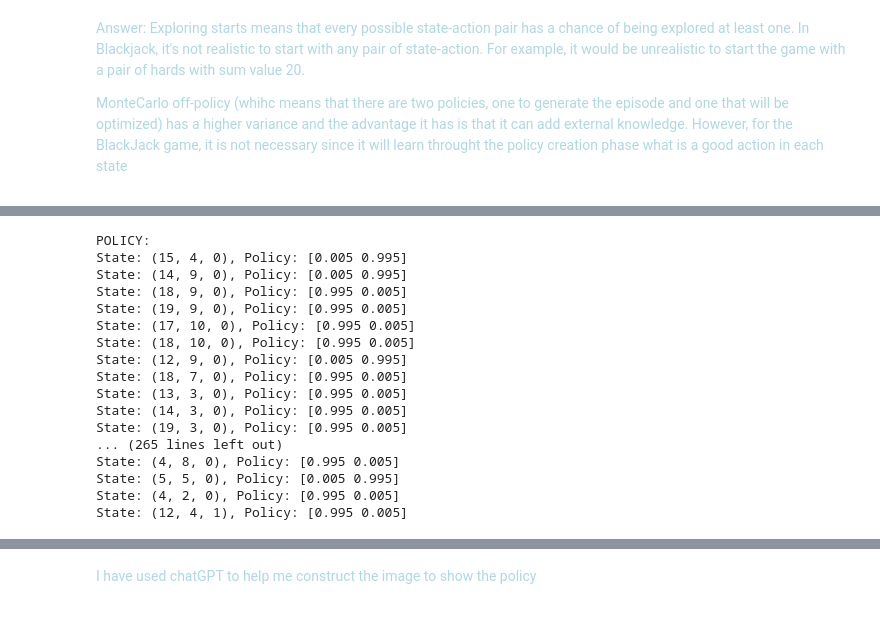
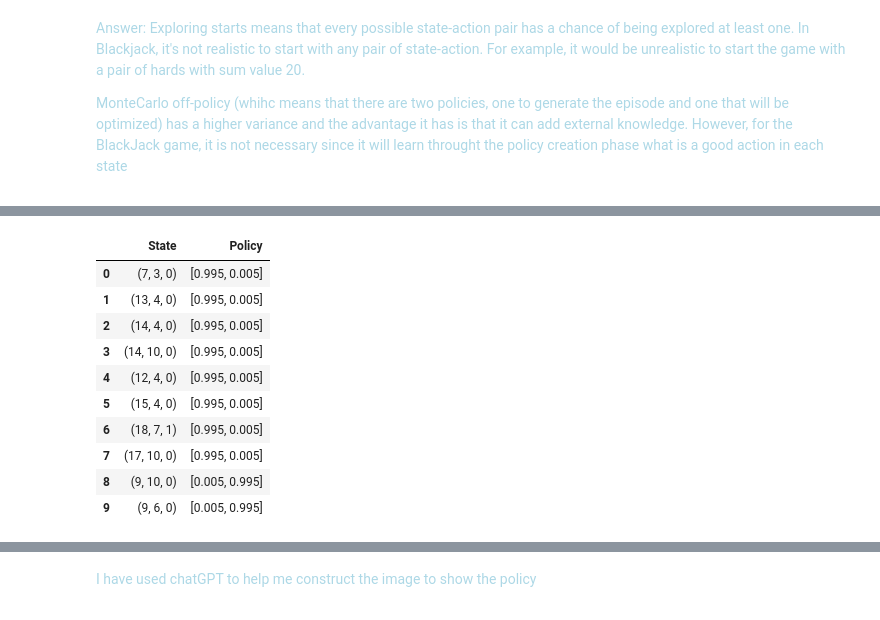
Before and after one commit to Martinacarretta/Paradigms_ML, a Jupyter notebook: practical LAB 1/PRA1_BlackJack.ipynb, the cells around one changed output, grey strips where cells are left out. Drawn from its saved outputs; the diff is of its cells as text; code cells hidden in the pictures.

```diff
--- a/practical LAB 1/PRA1_BlackJack.ipynb
+++ b/practical LAB 1/PRA1_BlackJack.ipynb
@@ -260,26 +260,27 @@ Episode 100000/100000
 # %%
-print("POLICY:")
+import pandas as pd
+
+data = []
 for state in Q.keys():
     action_probabilities = policy(state)
-    print(f"State: {state}, Policy: {action_probabilities}")
+    data.append({'State': state, 'Policy': action_probabilities})
+
+df = pd.DataFrame(data) # I put it in a dataframe to make it easier to display
+
+# Display only the first 10 rows
+df.head(10)
 # %% [output]
-POLICY:
-State: (15, 4, 0), Policy: [0.005 0.995]
-State: (14, 9, 0), Policy: [0.005 0.995]
-State: (18, 9, 0), Policy: [0.995 0.005]
-State: (19, 9, 0), Policy: [0.995 0.005]
-State: (17, 10, 0), Policy: [0.995 0.005]
-State: (18, 10, 0), Policy: [0.995 0.005]
-State: (12, 9, 0), Policy: [0.005 0.995]
-State: (18, 7, 0), Policy: [0.995 0.005]
-State: (13, 3, 0), Policy: [0.995 0.005]
-State: (14, 3, 0), Policy: [0.995 0.005]
-State: (19, 3, 0), Policy: [0.995 0.005]
-... (265 lines left out)
-State: (4, 8, 0), Policy: [0.995 0.005]
-State: (5, 5, 0), Policy: [0.005 0.995]
-State: (4, 2, 0), Policy: [0.995 0.005]
-State: (12, 4, 1), Policy: [0.995 0.005]
+|  | State | Policy |
+| 0 | (7, 3, 0) | [0.995, 0.005] |
+| 1 | (13, 4, 0) | [0.995, 0.005] |
+| 2 | (14, 4, 0) | [0.995, 0.005] |
+| 3 | (14, 10, 0) | [0.995, 0.005] |
+| 4 | (12, 4, 0) | [0.995, 0.005] |
+| 5 | (15, 4, 0) | [0.995, 0.005] |
+| 6 | (18, 7, 1) | [0.995, 0.005] |
+| 7 | (17, 10, 0) | [0.995, 0.005] |
+| 8 | (9, 10, 0) | [0.005, 0.995] |
+| 9 | (9, 6, 0) | [0.005, 0.995] |
 # %%
 import matplotlib.pyplot as plt
 import numpy as np
```
Also changed, not shown: parts of 14 cells of this notebook.
